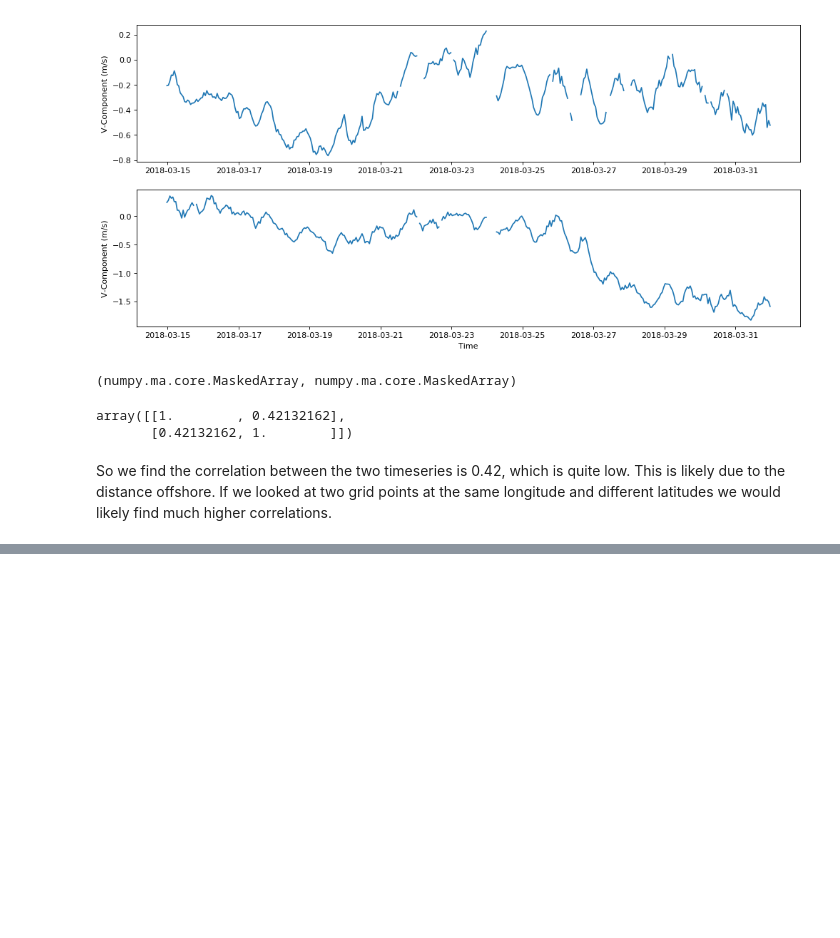
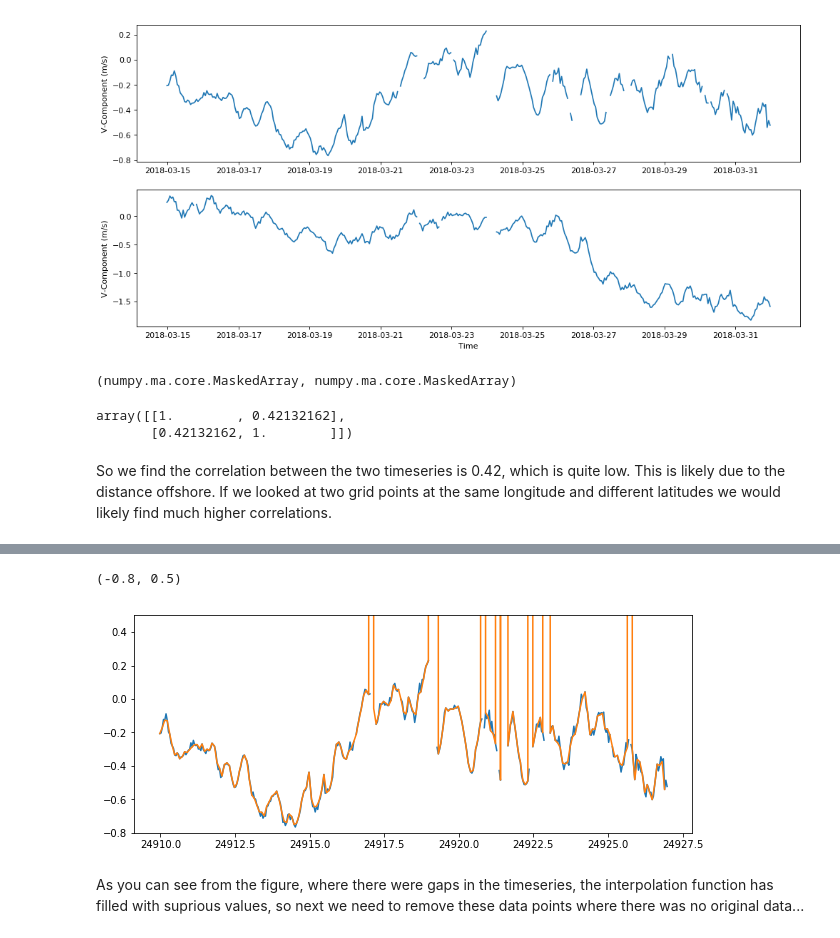
Before and after one commit to matthewarcher/For_Quentin, a Jupyter notebook: correlate_HF_timeseries.ipynb, the cells around one changed output, grey strips where cells are left out. Cells and saved outputs as stored; diff of their text form; code cells hidden in the pictures; blank space fills up the shorter version.

```diff
--- a/correlate_HF_timeseries.ipynb
+++ b/correlate_HF_timeseries.ipynb
@@ -82,0 +100,3 @@ So we find the correlation between the two timeseries is 0.42, which is quite lo
+# %%
+# Subsample by half
+timeI = time[0:-1:2]
@@ -82,0 +108,14 @@ So we find the correlation between the two timeseries is 0.42, which is quite lo
+# %%
+# Interpolate the full timeseries of v1 onto the half resolution timeseries timeI
+vi = np.interp(timeI,time,v1)
+# %%
+# Check with a plot
+plt.figure(figsize=(10,4))
+plt.plot(time,v1)
+plt.plot(timeI,vi)
+plt.ylim(-.8,.5)
+# %% [output]
+(-0.8, 0.5)
+[figure, added]
+# %% [markdown]
+As you can see from the figure, where there were gaps in the timeseries, the interpolation function has filled with suprious values, so next we need to remove these data points where there was no original data...
```
Also changed, not shown: parts of 6 cells of this notebook.
